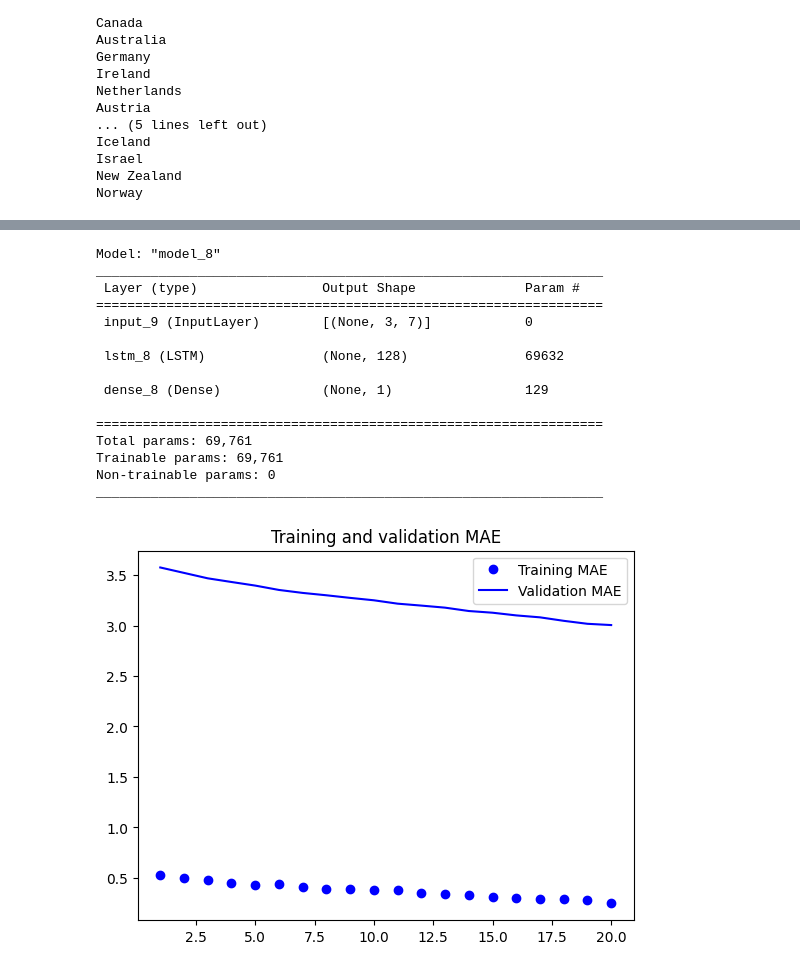
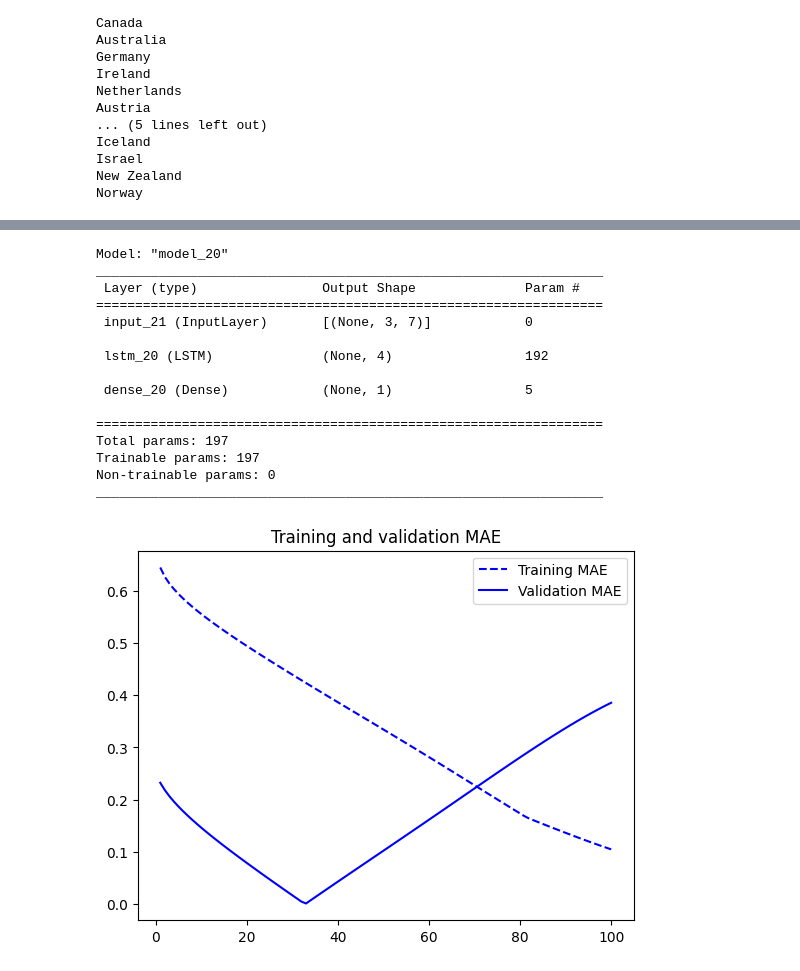
Before and after one commit to lionelsaxer/DLSS, a Jupyter notebook: Final_Essay_DLSS.ipynb, the cells around one changed output, grey strips where cells are left out. Saved outputs shown, nothing was run; the diff lists cells and outputs as text; code cells hidden in the pictures.

```diff
--- a/Final_Essay_DLSS.ipynb
+++ b/Final_Essay_DLSS.ipynb
@@ -25,8 +33,9 @@ df_vdem = pd.read_csv("/content/drive/MyDrive/V-Dem-CY-Full+Others-v13.csv",
                                "v2elpubfin", "v2ellovtlg", "v2ellovtsm",
                                "v2elparlel"])
 # %%
+# change column order
 df_vdem = df_vdem[["v2eltrnout", "country_name", "year", "v2elvaptrn",
-                    "e_wb_pop", "v2elcomvot", "v2elpubfin", "v2ellovtlg",
+                    "v2elcomvot", "v2elpubfin", "v2ellovtlg", "e_wb_pop",
                     "v2ellovtsm", "v2elparlel"]]
 # %%
 df_vdem.head()
@@ -102,29 +151,22 @@ def merge(data1, data2):
   return tf.concat([x1, x2], axis=-1), tf.concat([y1, y2], axis=-1)
 # %%
 k=1
-for country in df_vdem.country_name.unique():
-  df_h=df_vdem[df_vdem.country_name==country]
+for country in df_raw.country_name.unique():
+  df_h=df_raw[df_raw.country_name==country]
   if df_h.shape[0]>15:
     #removing the country name
     print(country)
-    df_h=df_h[["v2eltrnout", "e_wb_pop", "v2elcomvot",\
-        "v2elpubfin", "v2elparlel", "v2ellovtlg", "v2ellovtsm"]]
+    df_h=df_h[[0, 1, 2, 3, 4, 5, 6]]
 
     raw_data=df_h.to_numpy()
     num_train_samples = int(0.5 * len(raw_data))
     num_val_samples = int(0.25 * len(raw_data))
     num_test_samples = len(raw_data) - num_train_samples - num_val_samples
 
-    # normalize data
-    mean = raw_data[:num_train_samples].mean(axis=0)
-    raw_data -= mean
-    std = raw_data[:num_train_samples].std(axis=0)
-    raw_data /= (std + 1e-9)
-
     sampling_rate = 1 # every election
     sequence_length = 3 # use last 3 elections to predict
     delay = sampling_rate * (sequence_length - 1)
-    batch_size = 3
+    batch_size = 512
     #index to predict
     targets0=pd.DataFrame(raw_data)[0].to_numpy()
   try:
@@ -242,7 +286,7 @@ Test MAE: 5079544.77
 # %%
 # Estimate a simple, densely connected baseline
 inputs = keras.Input(shape=(sequence_length, raw_data.shape[-1]))
-x = layers.LSTM(128)(inputs)
+x = layers.LSTM(4)(inputs)
 outputs = layers.Dense(1)(x) # predicting turnout
 model = keras.Model(inputs, outputs)
 
@@ -250,11 +294,13 @@ callbacks = [
     keras.callbacks.ModelCheckpoint("vdem_baseline.keras",
                                     save_best_only=True)
 ]
-model.compile(optimizer="rmsprop", loss="mse", metrics=["mae"])
+model.compile(optimizer=keras.optimizers.RMSprop(1e-3),
+              loss="mse", metrics=["mae"])
 history = model.fit(train_dataset,
-                    epochs=20,
+                    epochs=100,
                     validation_data=val_dataset,
-                    callbacks=callbacks)
+                    callbacks=callbacks,
+                    verbose=False)
 
 model = keras.models.load_model("vdem_baseline.keras")
 print(f"Test MAE: {model.evaluate(test_dataset)[1]:.2f}")
@@ -279,34 +310,34 @@ Test MAE: 2.38
 # %%
 model.summary()
 # %% [output]
-Model: "model_8"
+Model: "model_20"
 _________________________________________________________________
  Layer (type)                Output Shape              Param #
 =================================================================
- input_9 (InputLayer)        [(None, 3, 7)]            0
+ input_21 (InputLayer)       [(None, 3, 7)]            0
 
- lstm_8 (LSTM)               (None, 128)               69632
+ lstm_20 (LSTM)              (None, 4)                 192
 
- dense_8 (Dense)             (None, 1)                 129
+ dense_20 (Dense)            (None, 1)                 5
 
 =================================================================
-Total params: 69,761
-Trainable params: 69,761
+Total params: 197
+Trainable params: 197
 Non-trainable params: 0
 _________________________________________________________________
 # %%
 # Plot MAE for training and validation data
 loss = history.history["mae"]
 val_loss = history.history["val_mae"]
 epochs = range(1, len(loss) + 1)
 plt.figure()
-plt.plot(epochs, loss, "bo", label="Training MAE")
+plt.plot(epochs, loss, "b--", label="Training MAE")
 plt.plot(epochs, val_loss, "b", label="Validation MAE")
 plt.title("Training and validation MAE")
 plt.legend()
 plt.show()
 # %% [output]
-[figure, old version]
+[figure, new version]
 # %%
 # Dropout-regularized LSTM
 inputs = keras.Input(shape=(sequence_length, raw_data.shape[-1]))
```
Also changed, not shown: parts of 21 cells of this notebook.
